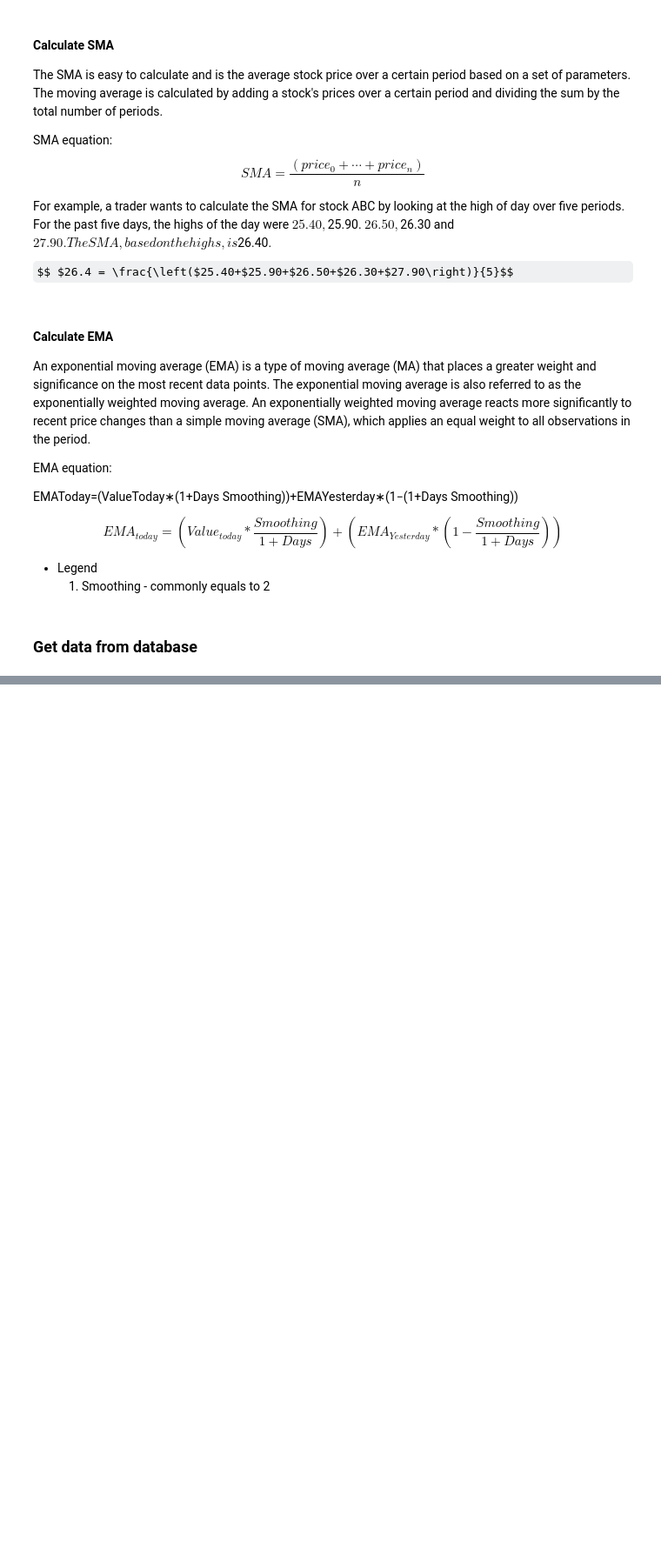
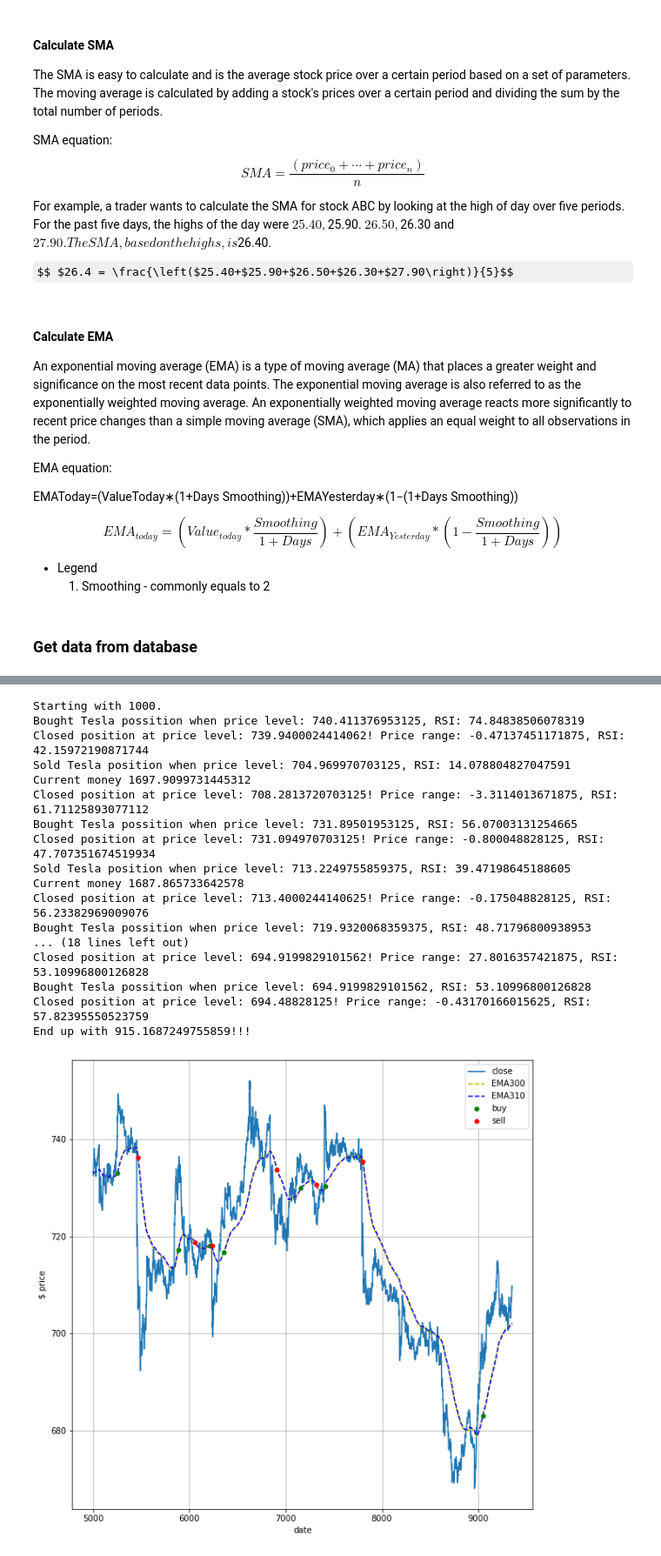
Before and after one commit to VayerMaking/borader, a Jupyter notebook: Untitled.ipynb, the cells around one changed output, grey strips where cells are left out. Shown: that part at 87% size. Cells and saved outputs as stored; diff of their text form; code cells hidden in the pictures; some formulas as TeX source; blank space fills up the shorter version.

Commit message:
Clear code and optimize strategy

```diff
--- a/Untitled.ipynb
+++ b/Untitled.ipynb
@@ -332,3 +233,64 @@ End up with 779.4531640625002!!!
+# %%
+def plot_results(df, ma_one, ma_two, start_index):
+    plt.figure(figsize=(10,10))
+    plt.tick_params(axis = 'both', labelsize = 10)
+    plt.plot(df.loc[start_index:]['close'], label="close")
+
+    # After visualizing ma and ema :
+    # Results: EMA is more accurate and will potentially win more money
+    plt.plot(df.loc[start_index:][ma_one], 'y--', label=ma_one)
+    plt.plot(df.loc[start_index:][ma_two], 'b--', label=ma_two)
+
+    # Plot buy signals
+    plt.plot(df.loc[start_index:][df.loc[start_index:]['position'] == 1].index,
+             df.loc[start_index:][ma_one][df.loc[start_index:]['position'] == 1],
+             '.', markersize = 10, color = 'g', label = 'buy')
+    # Plot sell signals
+    plt.plot(df.loc[start_index:][df.loc[start_index:]['position'] == -1].index,
+             df.loc[start_index:][ma_one][df.loc[start_index:]['position'] == -1],
+             '.', markersize = 10, color = 'r', label = 'sell')
+
+    plt.legend()
+    plt.xlabel("date")
+    plt.ylabel("$ price")
+    plt.grid()
+    plt.show()
+# %%
+# Transforming data(list) to dataframe
+# Dataframe has more options for making trading strategies
+df = convert_to_dataframe(get_database_data())
+
+
+df1 = calculate_rsi(df)
+df['rsi'] = convert_to_dataframe(df1, columns=['rsi'])
+
+ma_one = 300
+ma_two = 310
+start_index = 5000
+ma_columns = start_strategy(df, ma_one, ma_two)
+
+print_results_from_strategy(df, start_index, "Tesla")
+
+plot_results(df, ma_columns[0], ma_columns[1], start_index)
+# %% [output]
+Starting with 1000.
+Bought Tesla possition when price level: 740.411376953125, RSI: 74.84838506078319
+Closed position at price level: 739.9400024414062! Price range: -0.47137451171875, RSI: 42.15972190871744
+Sold Tesla position when price level: 704.969970703125, RSI: 14.078804827047591
+Current money 1697.9099731445312
+Closed position at price level: 708.2813720703125! Price range: -3.3114013671875, RSI: 61.71125893077112
+Bought Tesla possition when price level: 731.89501953125, RSI: 56.07003131254665
+Closed position at price level: 731.094970703125! Price range: -0.800048828125, RSI: 47.707351674519934
+Sold Tesla position when price level: 713.2249755859375, RSI: 39.47198645188605
+Current money 1687.865733642578
+Closed position at price level: 713.4000244140625! Price range: -0.175048828125, RSI: 56.23382969009076
+Bought Tesla possition when price level: 719.9320068359375, RSI: 48.71796800938953
+... (18 lines left out)
+Closed position at price level: 694.9199829101562! Price range: 27.8016357421875, RSI: 53.10996800126828
+Bought Tesla possition when price level: 694.9199829101562, RSI: 53.10996800126828
+Closed position at price level: 694.48828125! Price range: -0.43170166015625, RSI: 57.82395550523759
+End up with 915.1687249755859!!!
+[figure, added]
 # %%
 def get_next_decition_probability(df, start_index, end_index = len(df['close'])):
     prev_data = {}
```
Also changed, not shown: parts of 12 cells of this notebook.
